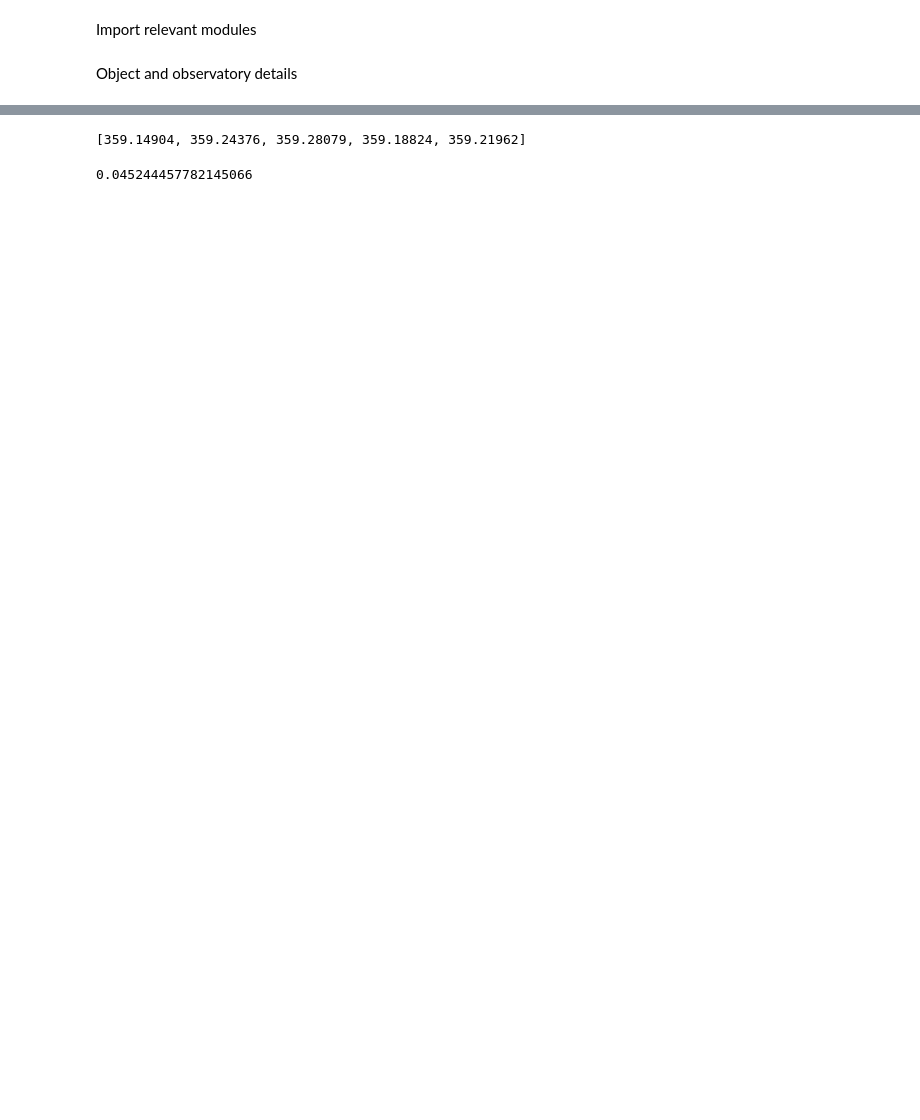
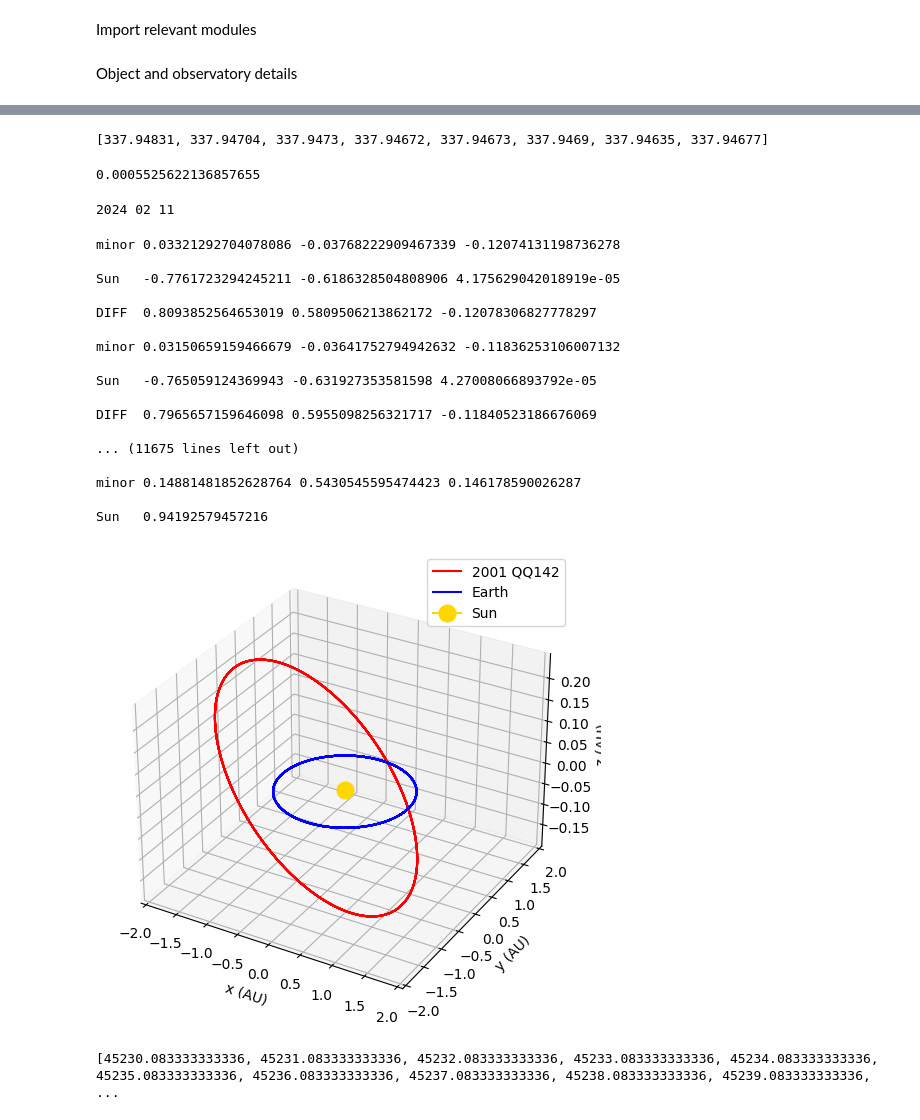
Before and after one commit to BradleyMak/Near-Earth-Asteroids, a Jupyter notebook: jackknifing_technique.ipynb, the cells around one changed output, grey strips where cells are left out. Cells and saved outputs as stored; diff of their text form; code cells hidden in the pictures; blank space fills up the shorter version.

```diff
--- a/jackknifing_technique.ipynb
+++ b/jackknifing_technique.ipynb
@@ -27,13 +28,15 @@ with open(f'Data/{object}_data.txt') as file:
         rows.append(line)
 no_of_observations = len(rows)
 print(rows)
-for i in range(no_of_observations-5, no_of_observations):
+
+for i in range(2, no_of_observations):
     os.chdir('C:\\Users\\bradl\\.vscode\\advanced_lab')
-    print(rows[0:i])
+    temp = rows[0:i] + rows[i+1:len(rows)]
+    print(temp)
     with open('temp_data.txt', 'w') as file:
-        file.writelines(rows[0:i])
+        file.writelines(temp)
     functions.run_find_orb(f'temp_data.txt')
-    fo_peri_arg, fo_sma, fo_asc_node, fo_eccentricity, fo_inc, fo_period, fo_peri_dist, fo_apogee_dist = functions.read_fo_elements('elements.txt')
+    fo_peri_arg, fo_sma, fo_asc_node, fo_eccentricity, fo_inc, fo_period, fo_peri_dist, fo_apogee_dist, fo_epoch, fo_mean_anomaly = functions.read_fo_elements('elements.txt')
     fo_elements = np.array([fo_peri_arg, fo_sma, fo_asc_node, fo_eccentricity, fo_inc, fo_period, fo_peri_dist, fo_apogee_dist], dtype=np.float64)
     if i == no_of_observations-1:
         best_fit_elements = fo_elements
@@ -64,5 +68,35 @@ print([i[0] for i in elements])
 
 np.std([i[0] for i in elements])
 # %% [output]
-[359.14904, 359.24376, 359.28079, 359.18824, 359.21962]
+[337.94831, 337.94704, 337.9473, 337.94672, 337.94673, 337.9469, 337.94635, 337.94677]
-0.045244457782145066
+0.0005525622136857655
+# %%
+functions.write_orbital_parameters(object, fo_epoch, fo_mean_anomaly, fo_peri_arg, fo_sma, fo_asc_node, fo_eccentricity, fo_inc)
+print(fo_epoch)
+# %% [output]
+2024 02 11
+# %%
+start_date = '2023-11-01T14:00:00'
+no_of_days = 3000
+# %%
+dates, suns, earths, minors, diffs = functions.find_xyz(start_date, no_of_days)
+# %% [output]
+minor 0.03321292704078086 -0.03768222909467339 -0.12074131198736278
+
+Sun   -0.7761723294245211 -0.6186328504808906 4.175629042018919e-05
+
+DIFF  0.8093852564653019 0.5809506213862172 -0.12078306827778297
+
+minor 0.03150659159466679 -0.03641752794942632 -0.11836253106007132
+
+Sun   -0.765059124369943 -0.631927353581598 4.27008066893792e-05
+
+DIFF  0.7965657159646098 0.5955098256321717 -0.11840523186676069
+
+... (11675 lines left out)
+
+minor 0.14881481852628764 0.5430545595474423 0.146178590026287
+
+Sun   0.94192579457216
+[figure, added]
+[45230.083333333336, 45231.083333333336, 45232.083333333336, 45233.083333333336, 45234.083333333336, 45235.083333333336, 45236.083333333336, 45237.083333333336, 45238.083333333336, 45239.083333333336, ...
```
Also changed, not shown: parts of 5 cells of this notebook, 4 other files.
